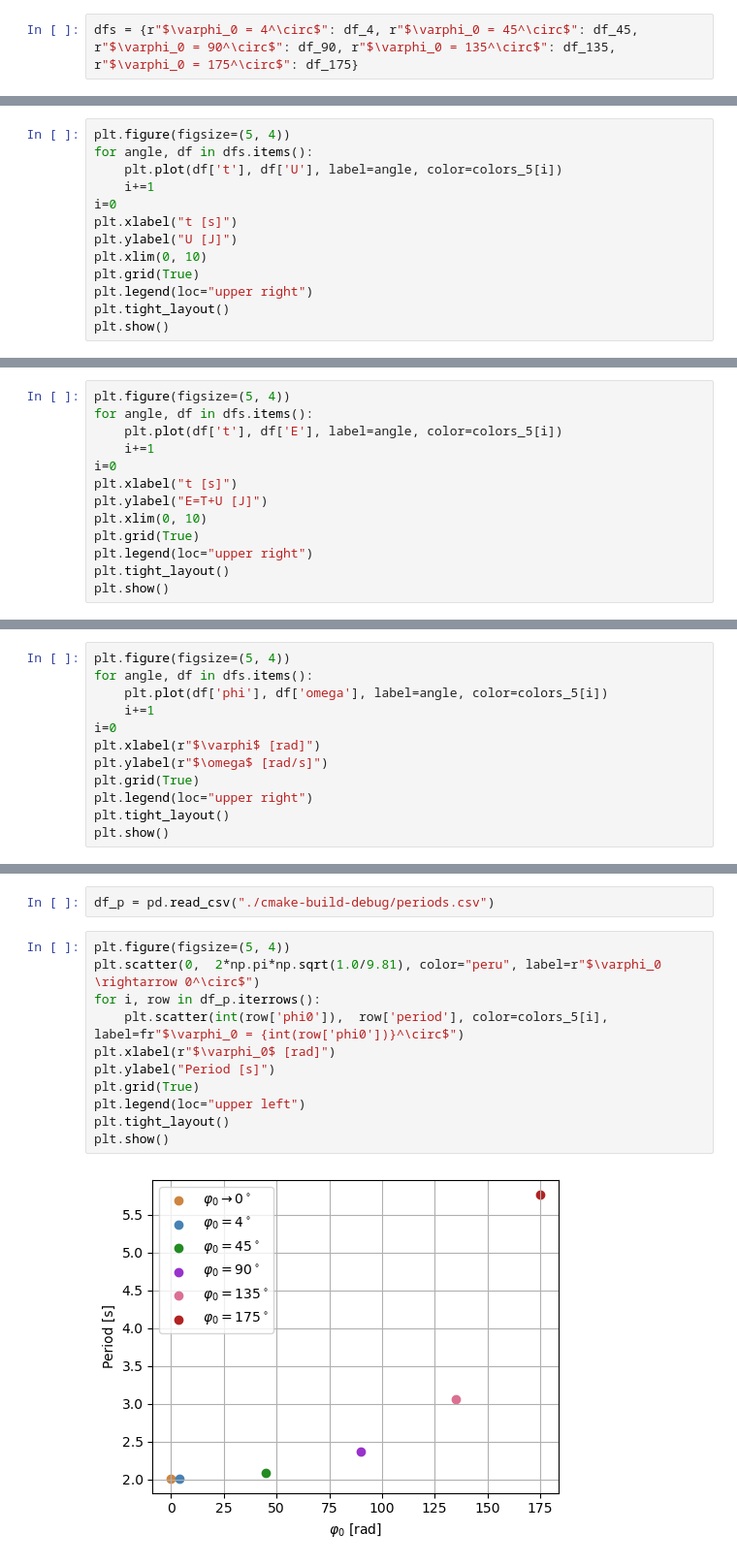
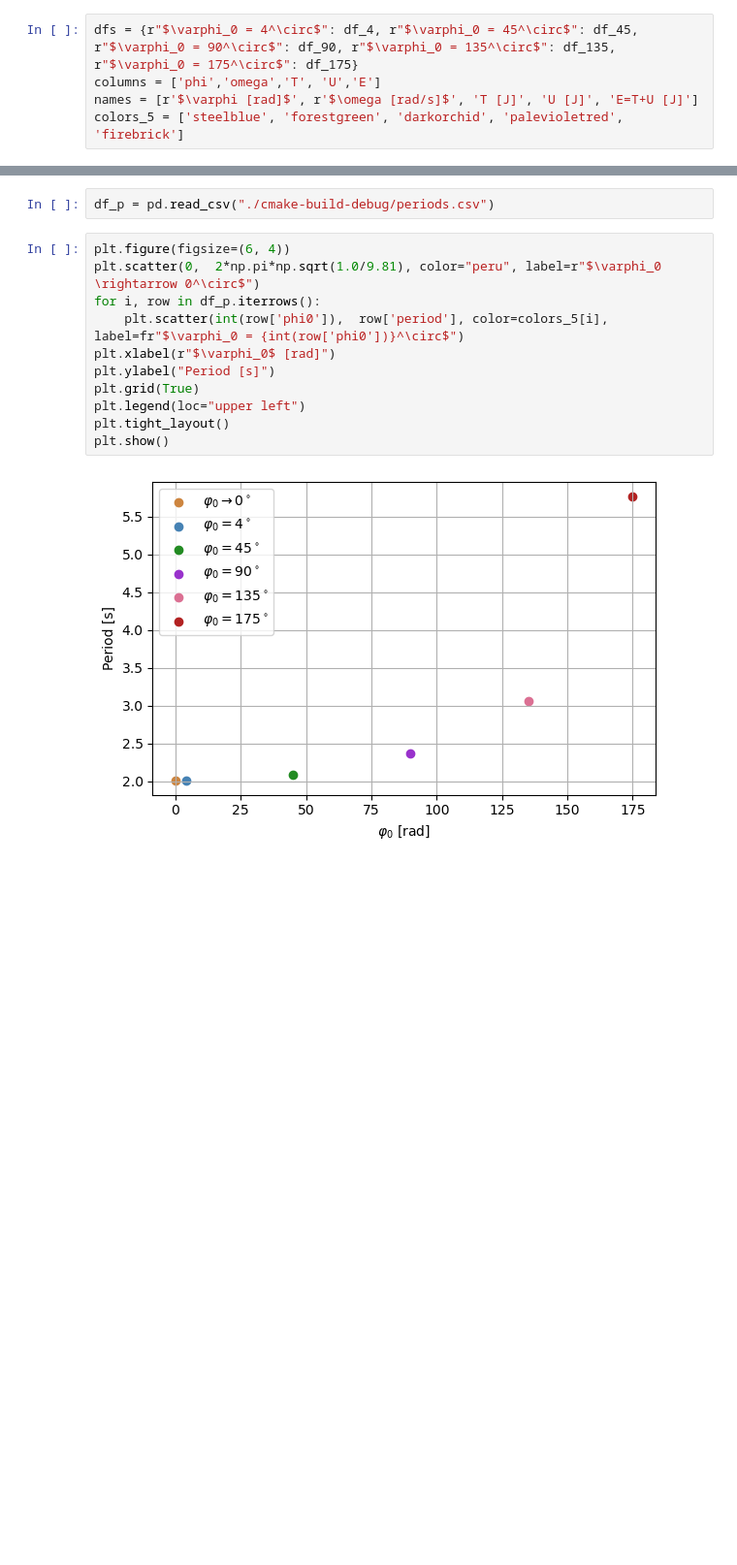
Before and after one commit to w-maks/Numerical-Pendulum, a Jupyter notebook: plots.ipynb, the cells around one changed output, grey strips where cells are left out. Shown: that part at 97% size. Drawn from its saved outputs; the diff is of its cells as text; blank space fills up the shorter version.

```diff
--- a/plots.ipynb
+++ b/plots.ipynb
@@ -26,4 +26,7 @@ df_135 = pd.read_csv("./cmake-build-debug/pendulum_135.csv")
 df_175 = pd.read_csv("./cmake-build-debug/pendulum_175.csv")
 # %%
 dfs = {r"$\varphi_0 = 4^\circ$": df_4, r"$\varphi_0 = 45^\circ$": df_45, r"$\varphi_0 = 90^\circ$": df_90, r"$\varphi_0 = 135^\circ$": df_135, r"$\varphi_0 = 175^\circ$": df_175}
+columns = ['phi','omega','T', 'U','E']
+names = [r'$\varphi [rad]$', r'$\omega [rad/s]$', 'T [J]', 'U [J]', 'E=T+U [J]']
+colors_5 = ['steelblue', 'forestgreen', 'darkorchid', 'palevioletred', 'firebrick']
 # %%
@@ -76,13 +60,0 @@ plt.show()
-# %%
-plt.figure(figsize=(5, 4))
-for angle, df in dfs.items():
-    plt.plot(df['t'], df['U'], label=angle, color=colors_5[i])
-    i+=1
-i=0
-plt.xlabel("t [s]")
-plt.ylabel("U [J]")
-plt.xlim(0, 10)
-plt.grid(True)
-plt.legend(loc="upper right")
-plt.tight_layout()
-plt.show()
@@ -91,13 +60,0 @@ plt.show()
-# %%
-plt.figure(figsize=(5, 4))
-for angle, df in dfs.items():
-    plt.plot(df['t'], df['E'], label=angle, color=colors_5[i])
-    i+=1
-i=0
-plt.xlabel("t [s]")
-plt.ylabel("E=T+U [J]")
-plt.xlim(0, 10)
-plt.grid(True)
-plt.legend(loc="upper right")
-plt.tight_layout()
-plt.show()
@@ -106,12 +60,0 @@ plt.show()
-# %%
-plt.figure(figsize=(5, 4))
-for angle, df in dfs.items():
-    plt.plot(df['phi'], df['omega'], label=angle, color=colors_5[i])
-    i+=1
-i=0
-plt.xlabel(r"$\varphi$ [rad]")
-plt.ylabel(r"$\omega$ [rad/s]")
-plt.grid(True)
-plt.legend(loc="upper right")
-plt.tight_layout()
-plt.show()
@@ -120,15 +61,15 @@ plt.show()
 # %%
 df_p = pd.read_csv("./cmake-build-debug/periods.csv")
 # %%
-plt.figure(figsize=(5, 4))
+plt.figure(figsize=(6, 4))
 plt.scatter(0,  2*np.pi*np.sqrt(1.0/9.81), color="peru", label=r"$\varphi_0 \rightarrow 0^\circ$")
 for i, row in df_p.iterrows():
     plt.scatter(int(row['phi0']),  row['period'], color=colors_5[i], label=fr"$\varphi_0 = {int(row['phi0'])}^\circ$")
 plt.xlabel(r"$\varphi_0$ [rad]")
 plt.ylabel("Period [s]")
 plt.grid(True)
 plt.legend(loc="upper left")
 plt.tight_layout()
 plt.show()
 # %% [output]
-[figure, old version]
+[figure, new version]
```
Also changed, not shown: parts of 7 cells of this notebook.
